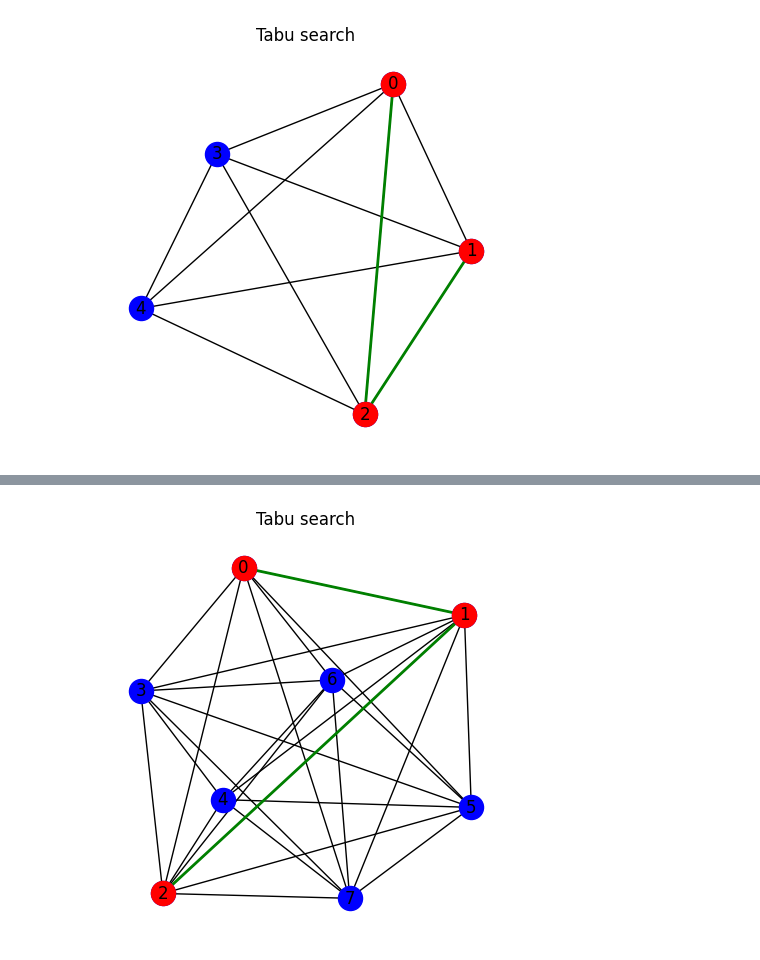
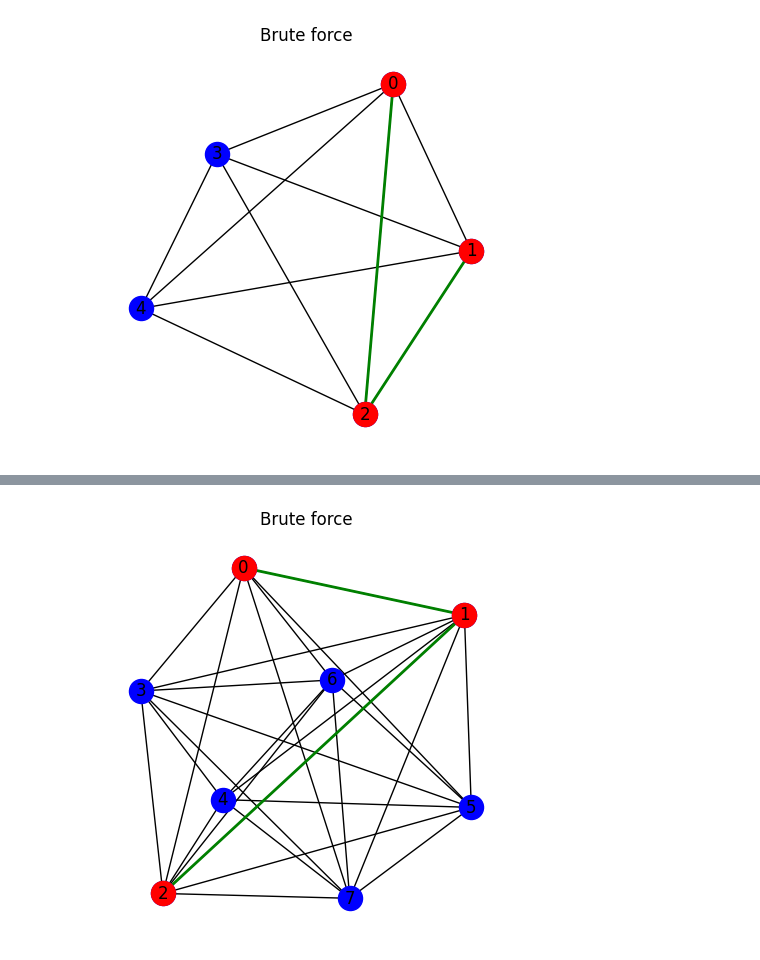
Before and after one commit to MajaZMaja2506/projekatRI, a Jupyter notebook: brute_force.ipynb, the cells around one changed output, grey strips where cells are left out. Drawn from its saved outputs; the diff is of its cells as text; code cells hidden in the pictures.

Commit message:
Remove first graphs

```diff
--- a/brute_force.ipynb
+++ b/brute_force.ipynb
@@ -36,11 +36,3 @@ def brute_force(G, terminals):
                     best_tree = T
 
     return best_tree, best_weight
-# %%
-G = nx.complete_graph(6)
-for u,v in G.edges():
-    G[u][v]['weight'] = 1
-
-terminals = {0,2,5}
-# %%
-T, w = brute_force(G, terminals)
@@ -49,9 +38,0 @@ brute_force took 0.004558 seconds
-# %%
-pos = nx.spring_layout(G, seed=42)
-T, w = brute_force(G, terminals)
-plt.figure(figsize=(4,4))
-nx.draw(G, pos, with_labels = True, node_color = 'blue')
-nx.draw_networkx_edges(T, pos, edge_color = 'green', width=2)
-nx.draw_networkx_nodes(G, pos, nodelist = terminals, node_color = 'red')
-plt.title("Tabu search")
-plt.show()
@@ -71,9 +38,0 @@ brute_force took 0.001146 seconds
-# %%
-pos = nx.spring_layout(G2, seed=42)
-T, w = brute_force(G, terminals)
-plt.figure(figsize=(4,4))
-nx.draw(G2, pos, with_labels = True, node_color = 'blue')
-nx.draw_networkx_edges(T2, pos2, edge_color = 'green', width=2)
-nx.draw_networkx_nodes(G2, pos2, nodelist = terminals2, node_color = 'red')
-plt.title("Tabu search")
-plt.show()
@@ -123,6 +79,6 @@ for G in GS:
     nx.draw(G, pos, with_labels = True, node_color = 'blue')
     nx.draw_networkx_edges(T, pos, edge_color = 'green', width=2)
     nx.draw_networkx_nodes(G, pos, nodelist = terminals, node_color = 'red')
-    plt.title("Tabu search")
+    plt.title("Brute force")
     plt.show()
 # %% [output]
@@ -130 +86 @@ brute_force took 0.002258 seconds
-[figure, old version]
+[figure, new version]
@@ -132 +88 @@ brute_force took 0.005773 seconds
-[figure, old version]
+[figure, new version]
```
Also changed, not shown: parts of 6 cells of this notebook, 1 other file.
